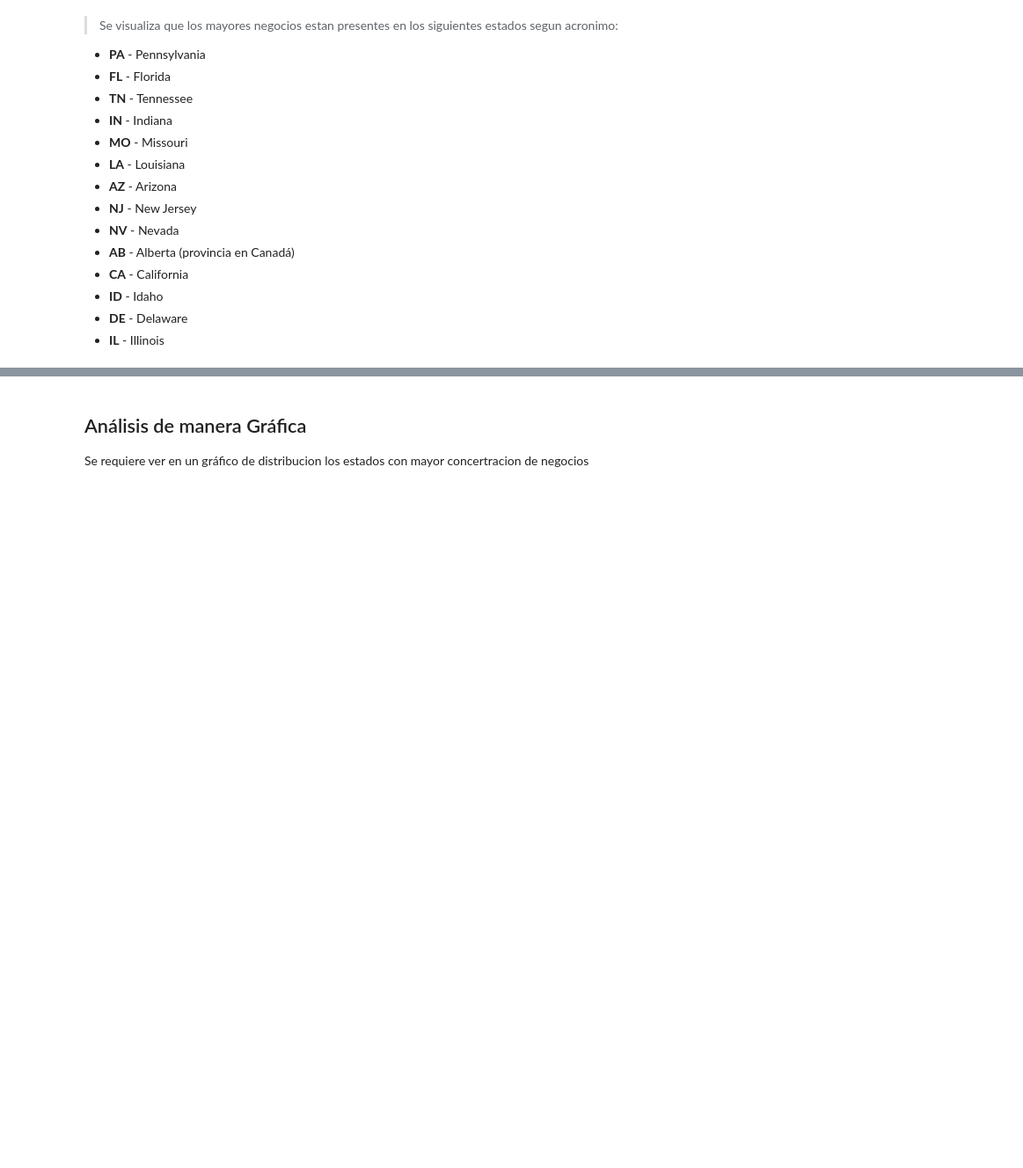
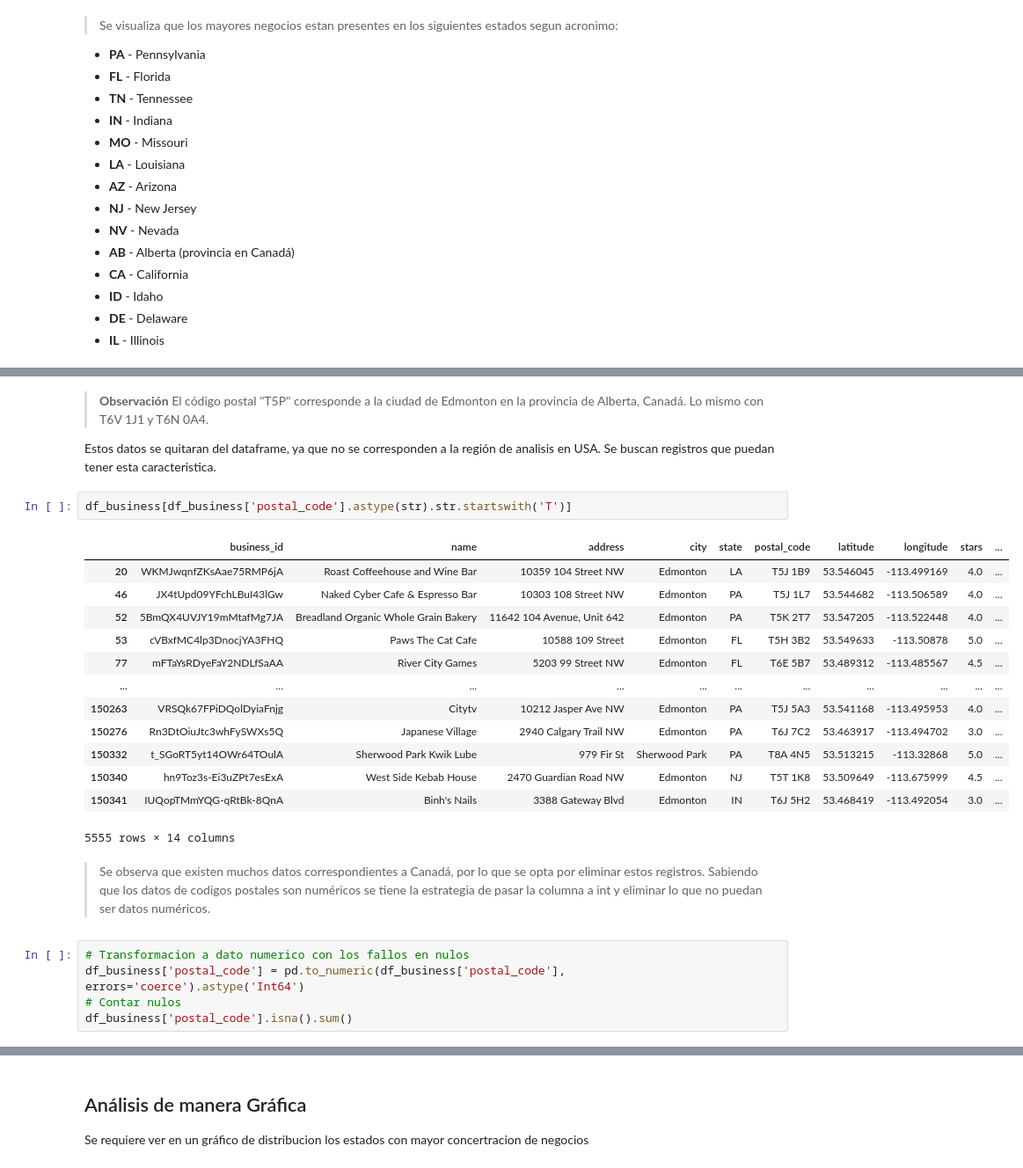
Before and after one commit to OscarMoralesMejia/Sistema-Recomendaciones-USA, a Jupyter notebook: EDA/eda_yelp.ipynb, the cells around one changed output, grey strips where cells are left out. Shown at 88% size. Cells and saved outputs as stored; diff of their text form; blank space fills up the shorter version.

```diff
--- a/EDA/eda_yelp.ipynb
+++ b/EDA/eda_yelp.ipynb
@@ -531,0 +562,27 @@ Name: count, dtype: int64
+# %% [markdown]
+> **Observación** El código postal "T5P" corresponde a la ciudad de Edmonton en la provincia de Alberta, Canadá. Lo mismo con T6V 1J1 y T6N 0A4.
+
+Estos datos se quitaran del dataframe, ya que no se corresponden a la región de analisis en USA. Se buscan registros que puedan tener esta caracteristica.
+# %%
+df_business[df_business['postal_code'].astype(str).str.startswith('T')]
+# %% [output]
+|  | business_id | name | address | city | state | postal_code | latitude | longitude | stars | ... |
+| 20 | WKMJwqnfZKsAae75RMP6jA | Roast Coffeehouse and Wine Bar | 10359 104 Street NW | Edmonton | LA | T5J 1B9 | 53.546045 | -113.499169 | 4.0 | ... |
+| 46 | JX4tUpd09YFchLBuI43lGw | Naked Cyber Cafe & Espresso Bar | 10303 108 Street NW | Edmonton | PA | T5J 1L7 | 53.544682 | -113.506589 | 4.0 | ... |
+| 52 | 5BmQX4UVJY19mMtafMg7JA | Breadland Organic Whole Grain Bakery | 11642 104 Avenue, Unit 642 | Edmonton | PA | T5K 2T7 | 53.547205 | -113.522448 | 4.0 | ... |
+| 53 | cVBxfMC4lp3DnocjYA3FHQ | Paws The Cat Cafe | 10588 109 Street | Edmonton | FL | T5H 3B2 | 53.549633 | -113.50878 | 5.0 | ... |
+| 77 | mFTaYsRDyeFaY2NDLfSaAA | River City Games | 5203 99 Street NW | Edmonton | FL | T6E 5B7 | 53.489312 | -113.485567 | 4.5 | ... |
+| ... | ... | ... | ... | ... | ... | ... | ... | ... | ... | ... |
+| 150263 | VRSQk67FPiDQolDyiaFnjg | Citytv | 10212 Jasper Ave NW | Edmonton | PA | T5J 5A3 | 53.541168 | -113.495953 | 4.0 | ... |
+| 150276 | Rn3DtOiuJtc3whFySWXs5Q | Japanese Village | 2940 Calgary Trail NW | Edmonton | PA | T6J 7C2 | 53.463917 | -113.494702 | 3.0 | ... |
+| 150332 | t_SGoRT5yt14OWr64TOulA | Sherwood Park Kwik Lube | 979 Fir St | Sherwood Park | PA | T8A 4N5 | 53.513215 | -113.32868 | 5.0 | ... |
+| 150340 | hn9Toz3s-Ei3uZPt7esExA | West Side Kebab House | 2470 Guardian Road NW | Edmonton | NJ | T5T 1K8 | 53.509649 | -113.675999 | 4.5 | ... |
+| 150341 | IUQopTMmYQG-qRtBk-8QnA | Binh's Nails | 3388 Gateway Blvd | Edmonton | IN | T6J 5H2 | 53.468419 | -113.492054 | 3.0 | ... |
+5555 rows × 14 columns
+# %% [markdown]
+>Se observa que existen muchos datos correspondientes a Canadá, por lo que se opta por eliminar estos registros. Sabiendo que los datos de codigos postales son numéricos se tiene la estrategia de pasar la columna a int y eliminar lo que no puedan ser datos numéricos.
+# %%
+# Transformacion a dato numerico con los fallos en nulos
+df_business['postal_code'] = pd.to_numeric(df_business['postal_code'], errors='coerce').astype('Int64')
+# Contar nulos
+df_business['postal_code'].isna().sum()
```
Also changed, not shown: parts of 19 cells of this notebook.
